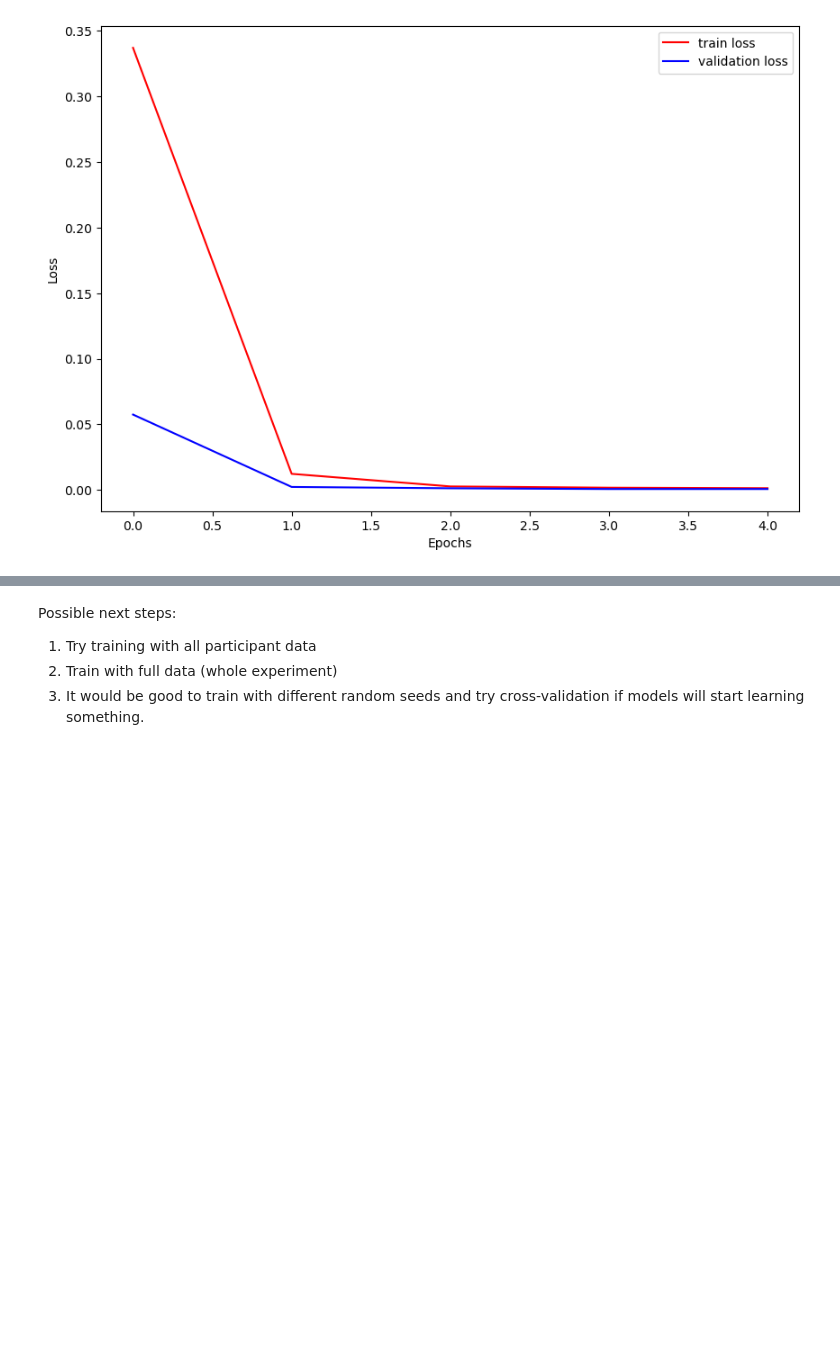
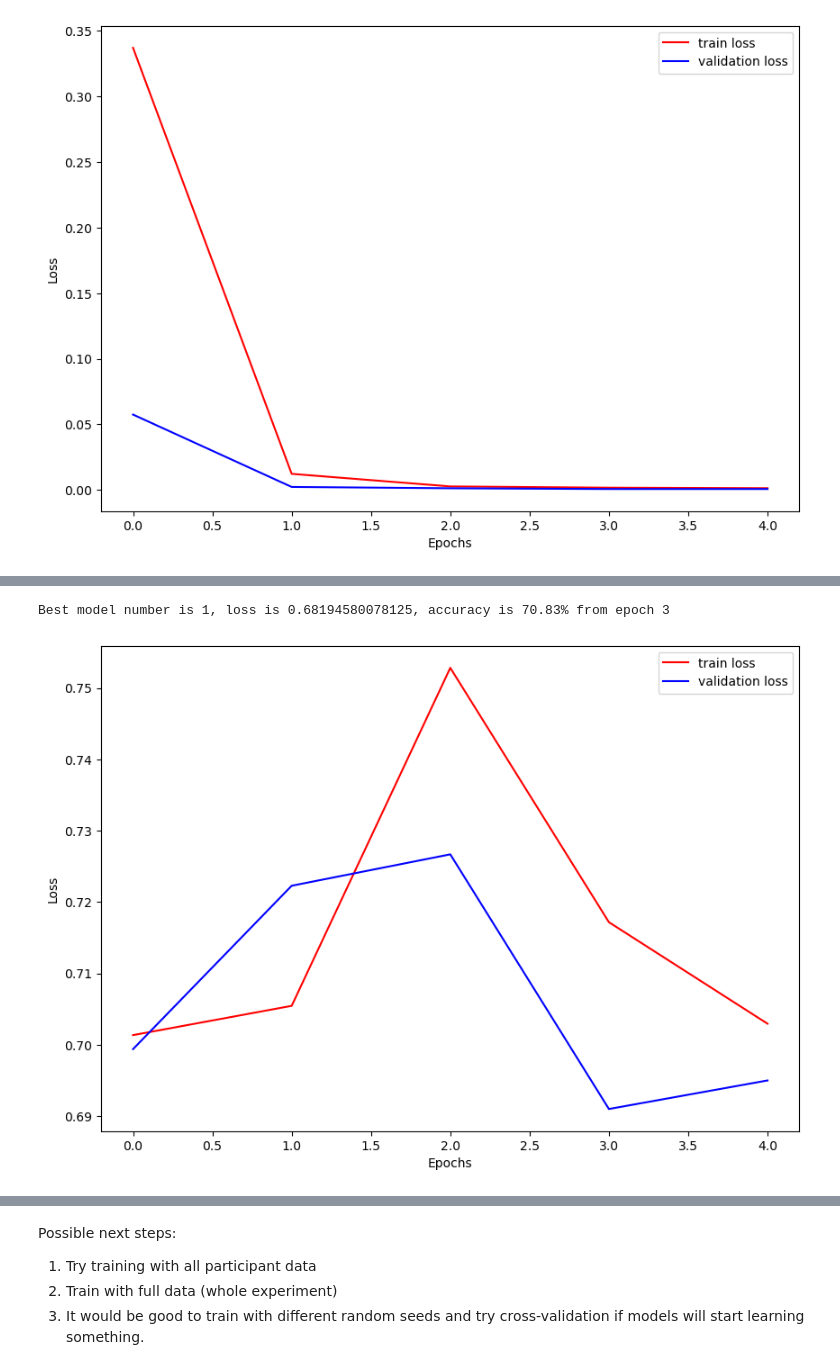
Before and after one commit to nealkafree/toponet, a Jupyter notebook: notebooks/TopoNet_MEG_train.ipynb, the cells around one changed output, grey strips where cells are left out. Drawn from its saved outputs; the diff is of its cells as text; code cells hidden in the pictures; blank space fills up the shorter version.

Commit message:
Implement cross-validation and test with 3 classes

```diff
--- a/notebooks/TopoNet_MEG_train.ipynb
+++ b/notebooks/TopoNet_MEG_train.ipynb
@@ -169,7 +170,7 @@ def spatial_loss(weights: torch.Tensor, grid_width: int):
     for i in range(weights.shape[0]):
         # We calculate indexes and filter those out of scope.
         neighbours = neighbour_transformations + i
-        neighbour_filter = (neighbours >= 0) & (neighbours < weights.shape[0])
+        neighbour_filter = (neighbours >= 0) & (neighbours < weights.shape[0]) & ~ ((i % grid_width == grid_width - 1) & (neighbours % grid_width == 0)) & ~ ((i % grid_width == 0) & (neighbours % grid_width == grid_width - 1))
         neighbours = neighbours[neighbour_filter]
 
         # We calculate squared distance between weights of the neuron and its neighbours.
@@ -305,21 +314,23 @@ def train_model(model, train_loader, test_loader, epochs, loss_fn, optimizer,
     # Since dataset is more or less balanced, we will use accuracy metric
     accuracy = torchmetrics.Accuracy(task='multiclass', num_classes=2).to(DEVICE)
     best_loss = float('inf')
-    best_model = {}
+    best_checkpoint = {}
     loss_history = {
         'train_loss': [],
         'valid_loss': [],
     }
     for epoch in tqdm(range(epochs)):
 
-        train_loss = train_step(model, train_loader, loss_fn, optimizer, lambda_regularization=lambda_regularization,
+        predictions, targets, train_loss = train_step(model, train_loader, loss_fn, optimizer, lambda_regularization=lambda_regularization,
                                 spatial=spatial, spatial_grid_width=spatial_grid_width)
+
+        train_acc = accuracy(predictions, targets)
 
         predictions, targets, test_loss = test_step(model, test_loader, loss_fn, lambda_regularization=lambda_regularization,
                                                     spatial=spatial, spatial_grid_width=spatial_grid_width)
-        acc = accuracy(predictions, targets)
+        test_acc = accuracy(predictions, targets)
 
-        print(f'After epoch {epoch}, average training loss is {train_loss:.4f}, average test loss is {test_loss:.4f} and accuracy on test set is {acc * 100:.2f}%')
+        print(f'After epoch {epoch}, average training loss is {train_loss:.4f}, average test loss is {test_loss:.4f}, accuracy on train set is {train_acc * 100:.2f} and accuracy on test set is {test_acc * 100:.2f}%')
 
         loss_history['train_loss'].append(train_loss.item())
         loss_history['valid_loss'].append(test_loss.item())
@@ -327,10 +338,11 @@ def train_model(model, train_loader, test_loader, epochs, loss_fn, optimizer,
         # Saving model with the lowest test loss
         if test_loss < best_loss:
             best_loss = test_loss
-            best_model = {
+            best_checkpoint = {
                 'epoch': epoch,
                 'state_dict': copy.deepcopy(model.state_dict()),
-                'accuracy': acc,
+                'accuracy': test_acc,
+                'loss': test_loss,
             }
 
-    return best_model, loss_history
+    return best_checkpoint, loss_history
@@ -485,4 +552,13 @@ Best model appeared at the epoch 3 with an accuracy of 100.00%
 # %%
-model = EEGNet(sensors=360, samples=500, num_classes=2, f1=8, depth=2, f2=16, dropout=0.1).to(DEVICE)
-loss_fn = nn.CrossEntropyLoss()
-optimizer = torch.optim.Adam(model.parameters(), lr=0.001)
+parameters = {
+    'model': {
+        'sensors': 360,
+        'samples': 500,
+        'num_classes': 2
+    },
+    'spatial': {
+        'spatial': False
+    }
+}
+
+ensemble = train_with_cross_validation(EEGNet, parameters, data, epochs=5)
@@ -508,0 +616,13 @@ Best model appeared at the epoch 8 with an accuracy of 62.50%
+# %%
+best_loss = float('inf')
+ind = 0
+for i, m in enumerate(ensemble):
+    if m['test_loss'] < best_loss:
+        best_loss = m['test_loss']
+        ind = i
+
+loss_plot(ensemble[ind]['loss_history']['train_loss'], ensemble[ind]['loss_history']['valid_loss'])
+print(f'Best model number is {ind}, loss is {best_loss}, accuracy is {ensemble[ind]["test_accuracy"] * 100:.2f}% from epoch {ensemble[ind]["epoch"]}')
+# %% [output]
+Best model number is 1, loss is 0.68194580078125, accuracy is 70.83% from epoch 3
+[figure, added]
```
Also changed, not shown: parts of 14 cells of this notebook.
